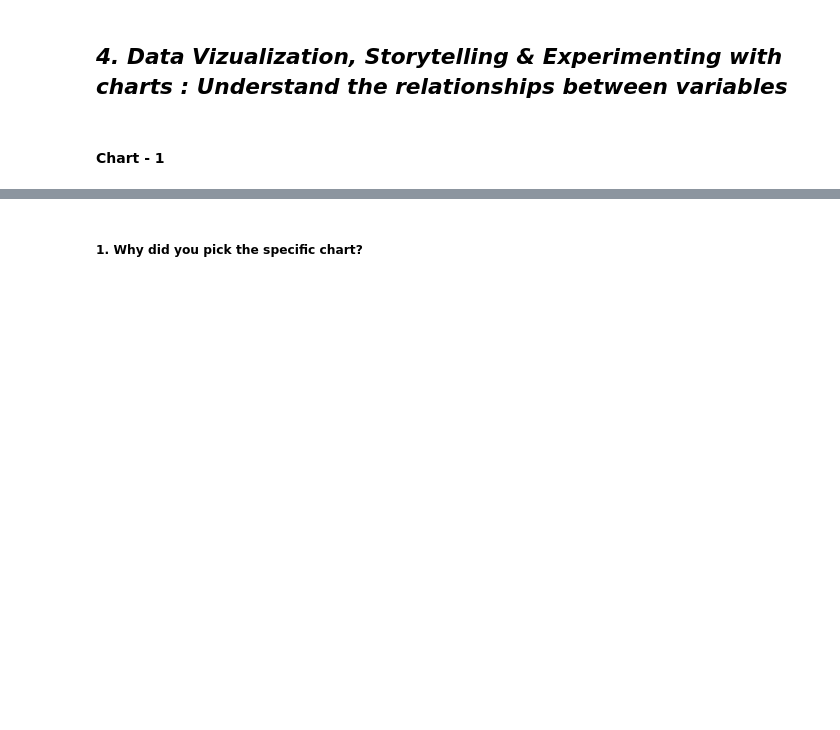
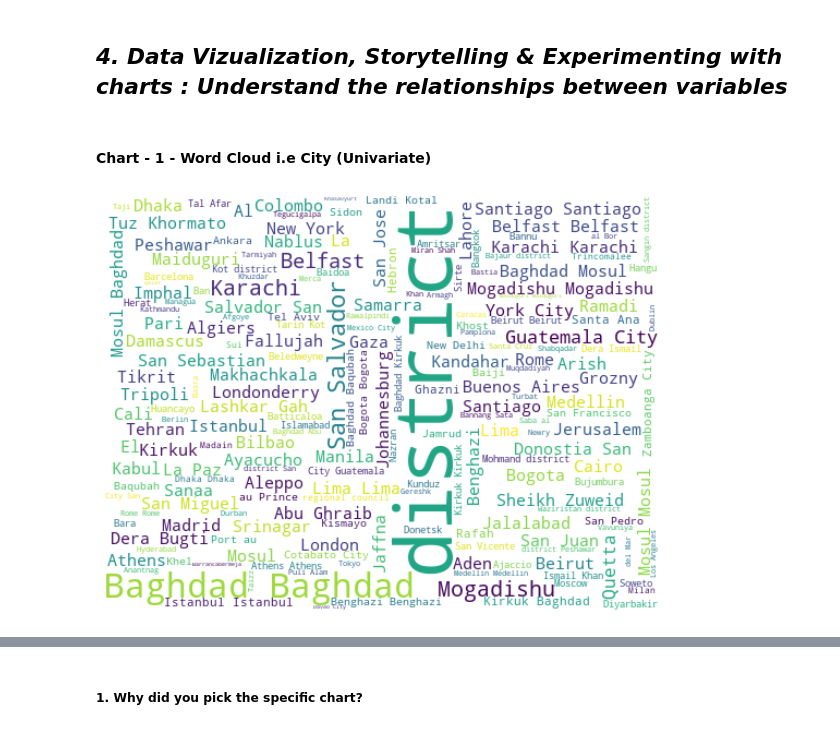
Before and after one commit to maxashoka3/EDA-Global-Terrorism-Dataset, a Jupyter notebook: EDA_Global_Terrorism_Dataset.ipynb, the cells around one changed output, grey strips where cells are left out. Cells and saved outputs as stored; diff of their text form; code cells hidden in the pictures; blank space fills up the shorter version.

```diff
--- a/EDA_Global_Terrorism_Dataset.ipynb
+++ b/EDA_Global_Terrorism_Dataset.ipynb
@@ -659,4 +817,4 @@ Answer Here.
 # %% [markdown]
 ## ***4. Data Vizualization, Storytelling & Experimenting with charts : Understand the relationships between variables***
 # %% [markdown]
-#### Chart - 1
+#### Chart - 1 - Word Cloud i.e City (Univariate)
@@ -664,0 +821,13 @@ Answer Here.
+# %%
+# Chart - 1 visualization code
+# Selecting the city except the Unknown
+cities = df.loc[df['City'] !='Unknown','City']
+plt.subplots(figsize=(10,8))
+wordcloud = WordCloud(background_color = 'white',
+                     width = 512,
+                     height = 384).generate('  '.join(cities))
+plt.axis('off')
+plt.imshow(wordcloud, interpolation = 'bilinear')
+plt.show()
+# %% [output]
+[figure, added]
```
Also changed, not shown: parts of 126 cells of this notebook.
